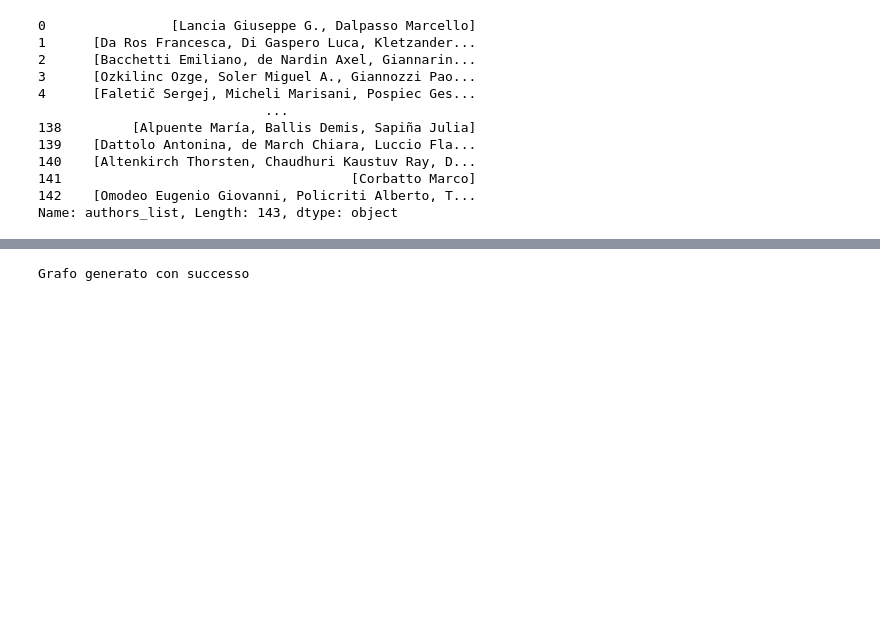
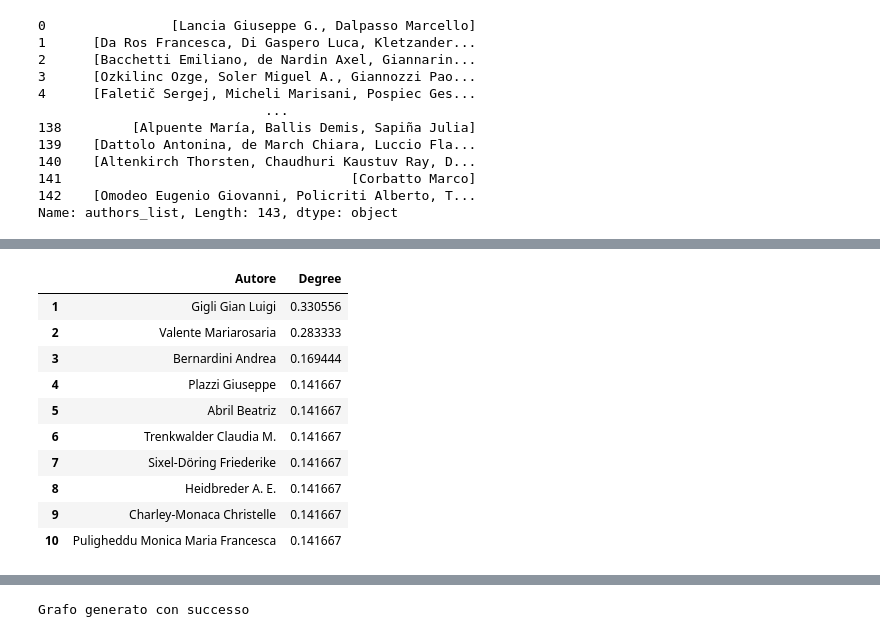
Before and after one commit to Aliceblandino/social, a Jupyter notebook: src/codicejson.ipynb, the cells around one changed output, grey strips where cells are left out. Drawn from its saved outputs; the diff is of its cells as text; code cells hidden in the pictures; blank space fills up the shorter version.

```diff
--- a/src/codicejson.ipynb
+++ b/src/codicejson.ipynb
@@ -115,0 +151,83 @@ for anno, df_anno in df.groupby("Year"):
+# %%
+highlight_author = "Gigli Gian Luigi" #mettiamo in grassetto l'autore di interesse
+
+def bold_gigli_html(val):
+    return f"<b>{val}</b>" if val == highlight_author else val
+
+df = df.dropna(subset=["Author full names"])
+
+#  Pulizia autori
+df["authors_list"] = (
+    df["Author full names"]
+    .str.split(";")
+    .apply(lambda authors: [
+        re.sub(r"\s*\([^)]*\)", "", a)  # rimuove (ID)
+        .replace(",", "")               # rimuove virgole
+        .strip()
+        for a in authors
+    ])
+)
+
+# Costruzione del Grafo di Co-autoria
+G = nx.Graph()
+for authors in df["authors_list"]:
+    if len(authors) > 1:
+        for i in range(len(authors)):
+            for j in range(i + 1, len(authors)):
+                if G.has_edge(authors[i], authors[j]):
+                    G[authors[i]][authors[j]]['weight'] += 1
+                else:
+                    G.add_edge(authors[i], authors[j], weight=1)
+    elif len(authors) == 1:
+        G.add_node(authors[0])
+
+degree_cent = nx.degree_centrality(G) # Degree Centrality (Numero di collaboratori diversi)
+betweenness_cent = nx.betweenness_centrality(G)# Betweenness Centrality (Capacità di fare da ponte)
+closeness_cent = nx.closeness_centrality(G)# Closeness Centrality (Vicinanza media a tutti gli altri nodi)
+
+# 5. Organizzazione in DataFrame
+risultati = pd.DataFrame({
+    'Autore': list(degree_cent.keys()),
+    'Degree': list(degree_cent.values()),
+    'Betweenness': [betweenness_cent[a] for a in degree_cent.keys()],
+    'Closeness': [closeness_cent[a] for a in degree_cent.keys()]
+})
+
+# Top 10 per ciascuna metrica
+top_degree = risultati.sort_values(by='Degree', ascending=False).head(10).reset_index(drop=True)
+top_betweenness = risultati.sort_values(by='Betweenness', ascending=False).head(10).reset_index(drop=True)
+top_closeness = risultati.sort_values(by='Closeness', ascending=False).head(10).reset_index(drop=True)
+
+#l'indice da 1
+top_degree.index += 1
+top_betweenness.index += 1
+top_closeness.index += 1
+#gigli in grassetto
+top_degree['Autore'] = top_degree['Autore'].apply(bold_gigli_html)
+top_betweenness['Autore'] = top_betweenness['Autore'].apply(bold_gigli_html)
+top_closeness['Autore'] = top_closeness['Autore'].apply(bold_gigli_html)
+
+# Generazione tabelle affiancate
+html_code = f"""
+<div style="display:flex; justify-content:space-around; align-items:flex-start; width:100%;">
+
+<div style="flex:1; margin:10px;">
+<h3>Degree Centrality</h3>
+{top_degree[['Autore','Degree']].style.background_gradient(cmap='Blues').to_html()}
+</div>
+
+<div style="flex:1; margin:10px;">
+<h3>Betweenness Centrality</h3>
+{top_betweenness[['Autore','Betweenness']].style.background_gradient(cmap='Greens').to_html()}
+</div>
+
+<div style="flex:1; margin:10px;">
+<h3>Closeness Centrality</h3>
+{top_closeness[['Autore','Closeness']].style.background_gradient(cmap='Oranges').to_html()}
+</div>
+
+</div>
+"""
+
+display(HTML(html_code))
+# %% [output]
@@ -115,0 +235,11 @@ for anno, df_anno in df.groupby("Year"):
+|  | Autore | Degree |
+| 1 | Gigli Gian Luigi | 0.330556 |
+| 2 | Valente Mariarosaria | 0.283333 |
+| 3 | Bernardini Andrea | 0.169444 |
+| 4 | Plazzi Giuseppe | 0.141667 |
+| 5 | Abril Beatriz | 0.141667 |
+| 6 | Trenkwalder Claudia M. | 0.141667 |
+| 7 | Sixel-Döring Friederike | 0.141667 |
+| 8 | Heidbreder A. E. | 0.141667 |
+| 9 | Charley-Monaca Christelle | 0.141667 |
+| 10 | Puligheddu Monica Maria Francesca | 0.141667 |
```
Also changed, not shown: parts of 30 cells of this notebook, 1 other file.
